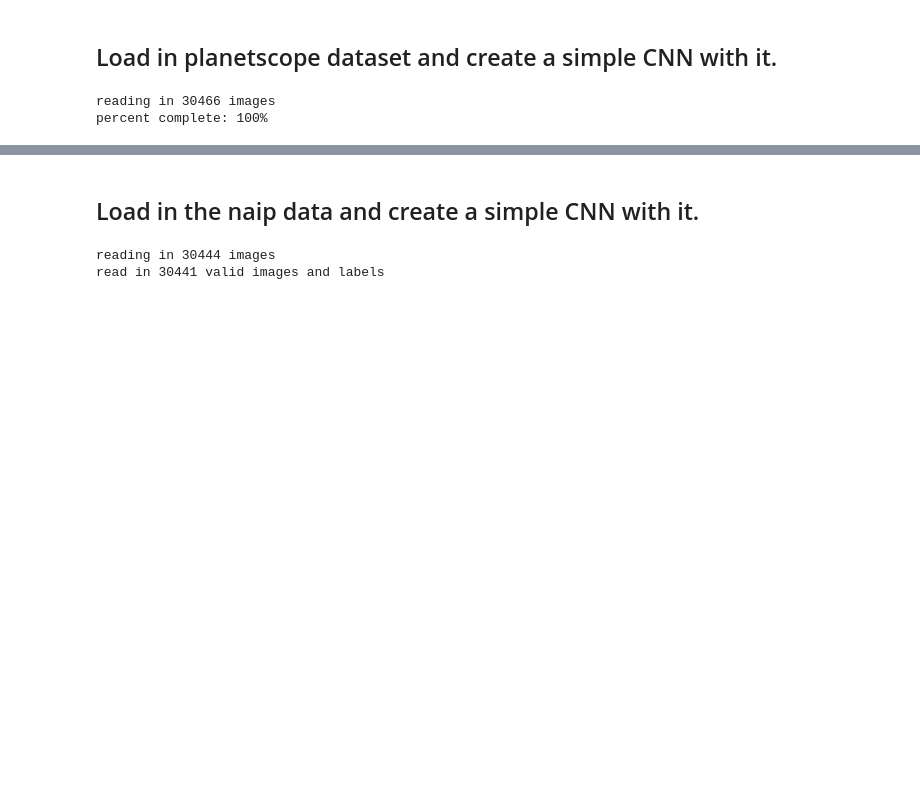
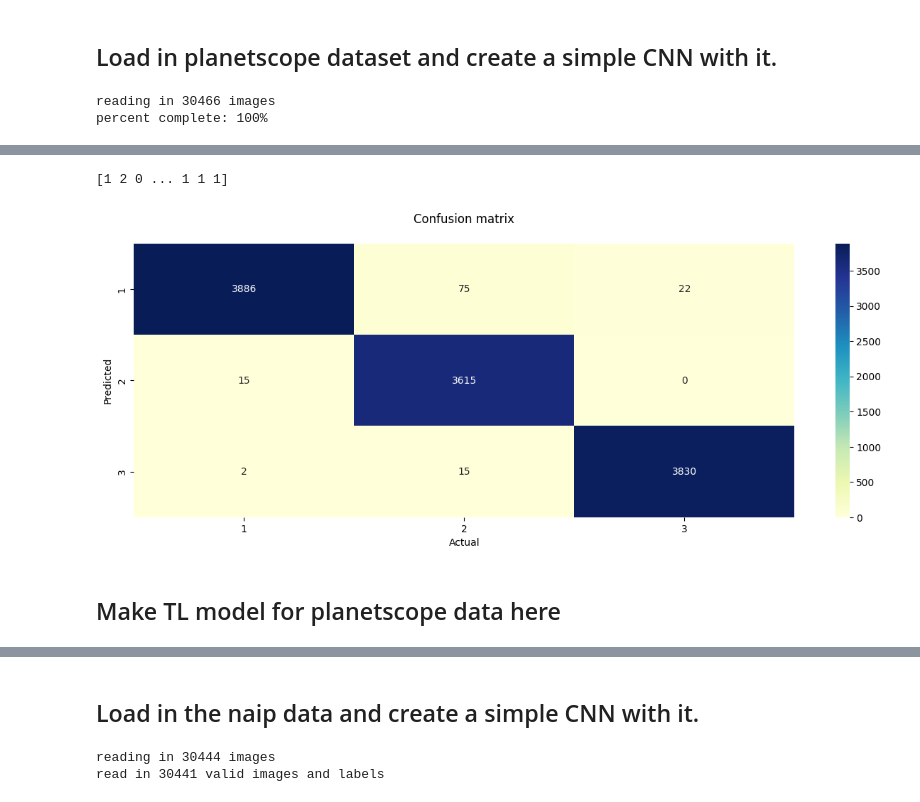
Before and after one commit to tylerjmwhit/Canopy_Damage_segmentation, a Jupyter notebook: dataset_classification.ipynb, the cells around one changed output, grey strips where cells are left out. Saved outputs shown, nothing was run; the diff lists cells and outputs as text; code cells hidden in the pictures; blank space fills up the shorter version.

```diff
--- a/dataset_classification.ipynb
+++ b/dataset_classification.ipynb
@@ -101,0 +232,8 @@ hp.plot_loss(history)
+# %%
+# Plot confusion matrix for planetscope data here
+hp.conf_mat(model, test_images, test_labels)
+# %% [output]
+[1 2 0 ... 1 1 1]
+[figure, added]
+# %% [markdown]
+## Make TL model for planetscope data here
```
Also changed, not shown: parts of 51 cells of this notebook, 1 other file.
